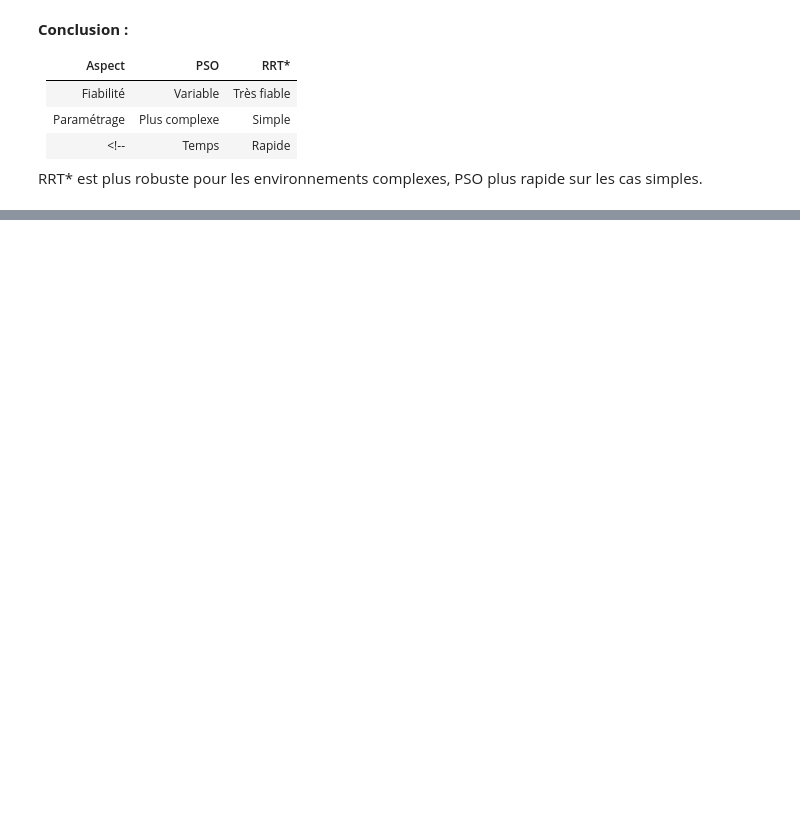
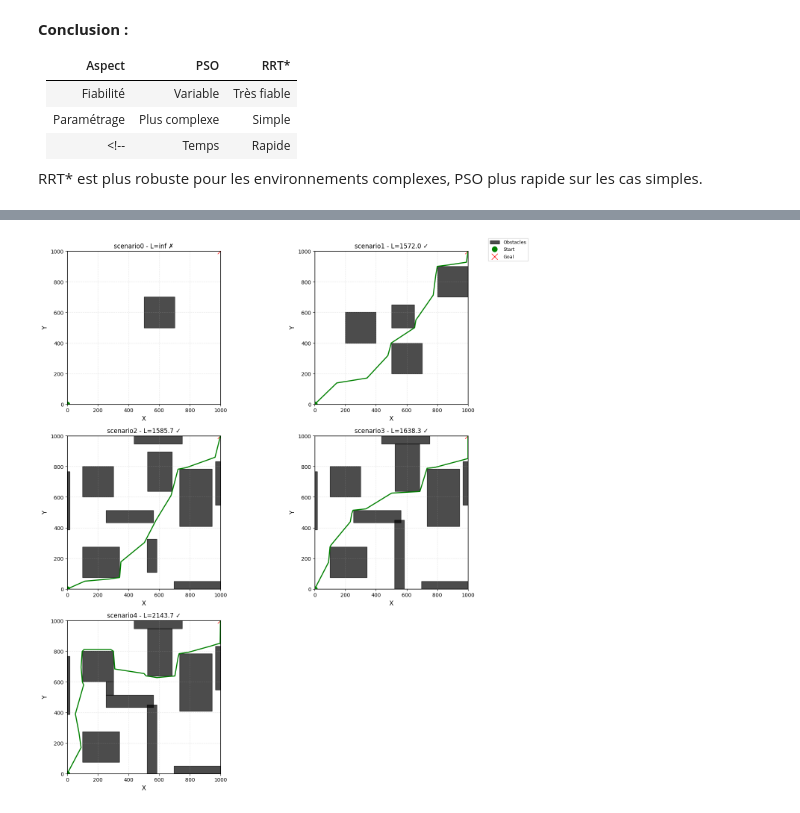
Before and after one commit to KpihX/random-explorer, a Jupyter notebook: Random_Explorer.ipynb, the cells around one changed output, grey strips where cells are left out. Saved outputs shown, nothing was run; the diff lists cells and outputs as text; code cells hidden in the pictures; blank space fills up the shorter version.

```diff
--- a/Random_Explorer.ipynb
+++ b/Random_Explorer.ipynb
@@ -877,0 +972,14 @@ RRT* est plus robuste pour les environnements complexes, PSO plus rapide sur les
+# %%
+print("\nComparaison PSO vs RRT* vs RRT* optim")
+print("="*90)
+print(f"{'Scénario':<12} {'PSO Length':>12} {'RRT Length':>12} {'RRT_opti Length':>12} {'PSO Time':>10} {'RRT Time':>10} {'RRT_opti Time':>10}")
+print("-"*90)
+
+for name in SCENARIOS.keys():
+    pso_r = pso_results[name]
+    rrt_r = rrt_results[name]
+    rrt_opti_r = rrt_opti_results[name]
+    pso_len = f"{pso_r.path_length:.2f}" if pso_r.path_length < float('inf') else "N/A"
+    rrt_len = f"{rrt_r.path_length:.2f}" if rrt_r.path_length < float('inf') else "N/A"
+    rrt_opti_len = f"{rrt_opti_r.path_length:.2f}" if rrt_opti_r.path_length < float('inf') else "N/A"
+    print(f"{name:<12} {pso_len:>12} {rrt_len:>12} {rrt_opti_len:>12} {pso_r.cpu_time:>10.3f} {rrt_r.cpu_time:>10.3f} {rrt_opti_r.cpu_time:>10.3f}")
@@ -877,0 +996,21 @@ RRT* est plus robuste pour les environnements complexes, PSO plus rapide sur les
+# %%
+RRT_PARAMS = {
+    'max_iter': 2000,
+    'delta_s': 200.0,
+    'delta_r': 200.0,
+    'goal_bias': 0.05
+}
+
+print(f"Benchmark RRT* sur tous les scénarios (max_iter = {RRT_PARAMS["max_iter"]})")
+print("="*60)
+
+rrt_int_results = {}
+for name, scenario_path in SCENARIOS.items():
+    env_test = Environment(scenario_path)
+    result = benchmark.run_rrt(env_test, False, True, RRT_PARAMS)
+    result.scenario = name
+    rrt_int_results[name] = result
+
+    valid_str = "✓" if result.is_valid else "✗"
+    length_str = f"{result.path_length:.2f}" if result.path_length < float('inf') else "N/A"
+    print(f"{name}: Length={length_str}, Valid={valid_str}, Time={result.cpu_time:.3f}s")
@@ -877,0 +1025,6 @@ RRT* est plus robuste pour les environnements complexes, PSO plus rapide sur les
+# %%
+envs = {name: Environment(path) for name, path in SCENARIOS.items()}
+benchmark.plot_results_grid(rrt_int_results, envs, n_cols=2)
+plt.show()
+# %% [output]
+[figure, added]
```
Also changed, not shown: parts of 32 cells of this notebook, 2 other files.
